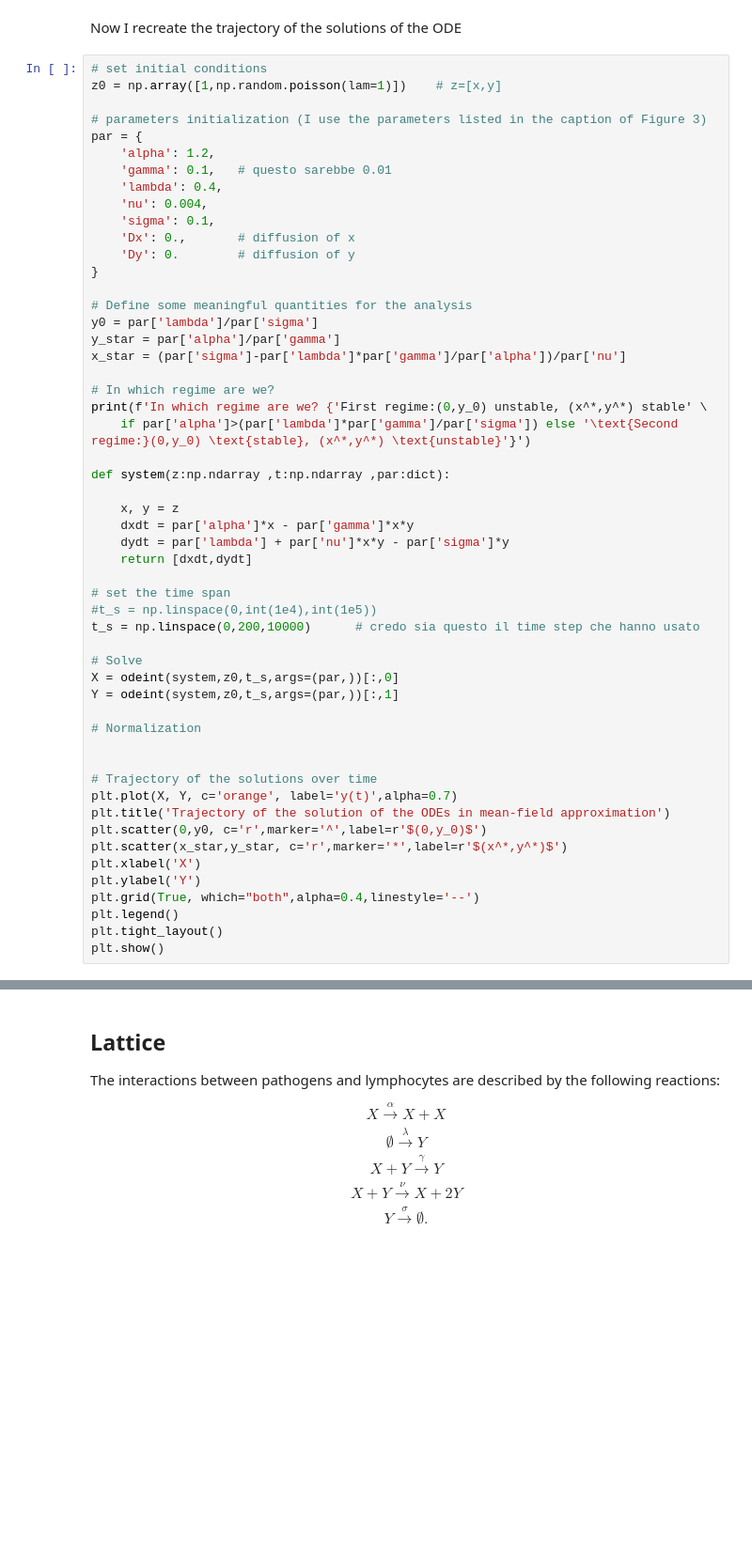
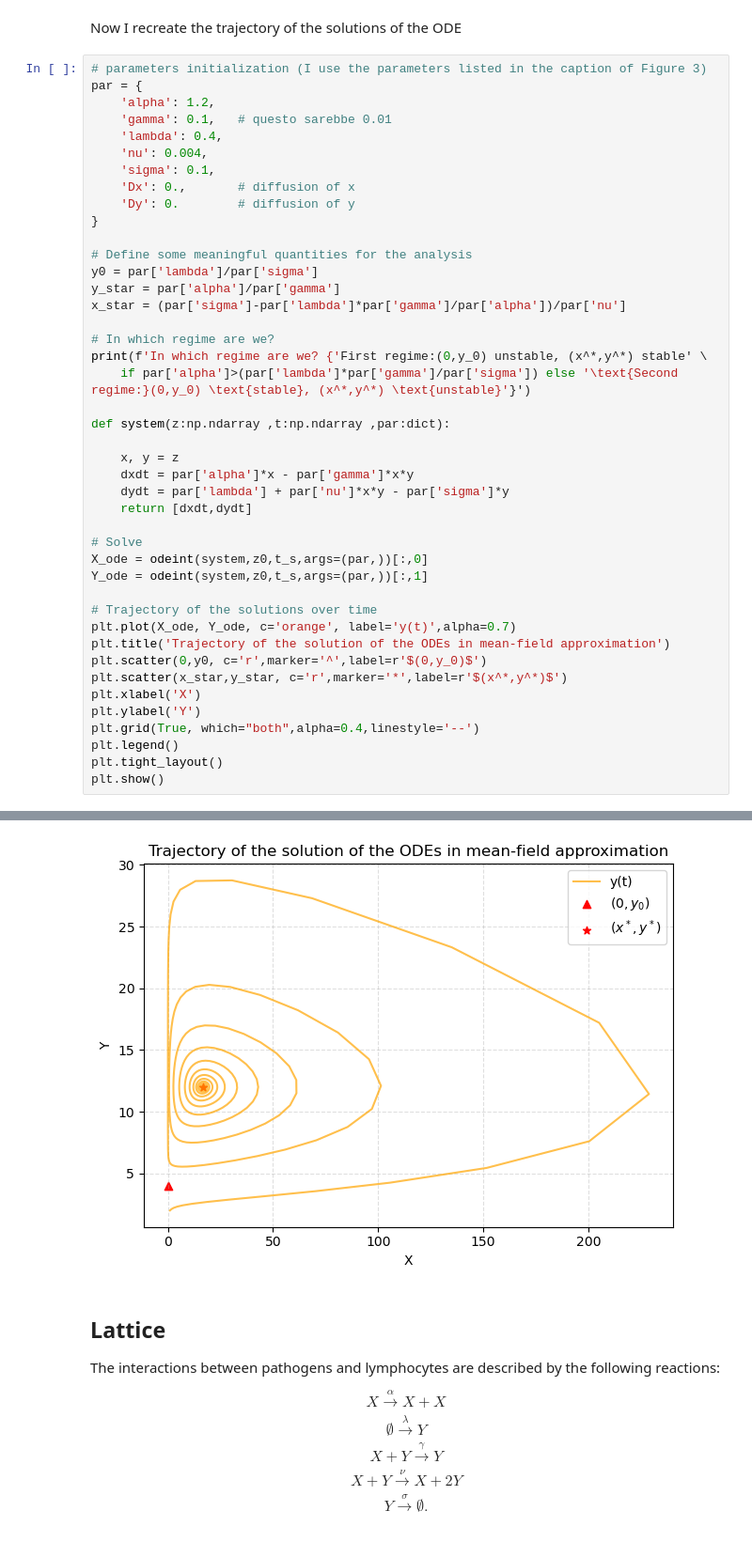
Before and after one commit to pietromalagoli/PCS, a Jupyter notebook: project.ipynb, the cells around one changed output, grey strips where cells are left out. Shown at 94% size. Drawn from its saved outputs; the diff is of its cells as text; blank space fills up the shorter version.

```diff
--- a/project.ipynb
+++ b/project.ipynb
@@ -69,9 +79,6 @@ plt.show()
 # %% [markdown]
 Now I recreate the trajectory of the solutions of the ODE
 # %%
-# set initial conditions
-z0 = np.array([1,np.random.poisson(lam=1)])    # z=[x,y]
-
 # parameters initialization (I use the parameters listed in the caption of Figure 3)
 par = {
     'alpha': 1.2,
@@ -99,19 +106,12 @@ def system(z:np.ndarray ,t:np.ndarray ,par:dict):
     dydt = par['lambda'] + par['nu']*x*y - par['sigma']*y
     return [dxdt,dydt]
 
-# set the time span
-#t_s = np.linspace(0,int(1e4),int(1e5))
-t_s = np.linspace(0,200,10000)      # credo sia questo il time step che hanno usato
-
 # Solve
-X = odeint(system,z0,t_s,args=(par,))[:,0]
-Y = odeint(system,z0,t_s,args=(par,))[:,1]
-
-# Normalization
-
+X_ode = odeint(system,z0,t_s,args=(par,))[:,0]
+Y_ode = odeint(system,z0,t_s,args=(par,))[:,1]
 
 # Trajectory of the solutions over time
-plt.plot(X, Y, c='orange', label='y(t)',alpha=0.7)
+plt.plot(X_ode, Y_ode, c='orange', label='y(t)',alpha=0.7)
 plt.title('Trajectory of the solution of the ODEs in mean-field approximation')
 plt.scatter(0,y0, c='r',marker='^',label=r'$(0,y_0)$')
 plt.scatter(x_star,y_star, c='r',marker='*',label=r'$(x^*,y^*)$')
@@ -121,3 +121,4 @@ plt.grid(True, which="both",alpha=0.4,linestyle='--')
 plt.legend()
 plt.tight_layout()
 plt.show()
+# %% [output]
@@ -124,3 +126,4 @@ plt.show()
+[figure, added]
 # %% [markdown]
 ## Lattice ##
 The interactions between pathogens and lymphocytes are described by the following reactions:
```
Also changed, not shown: parts of 6 cells of this notebook.
